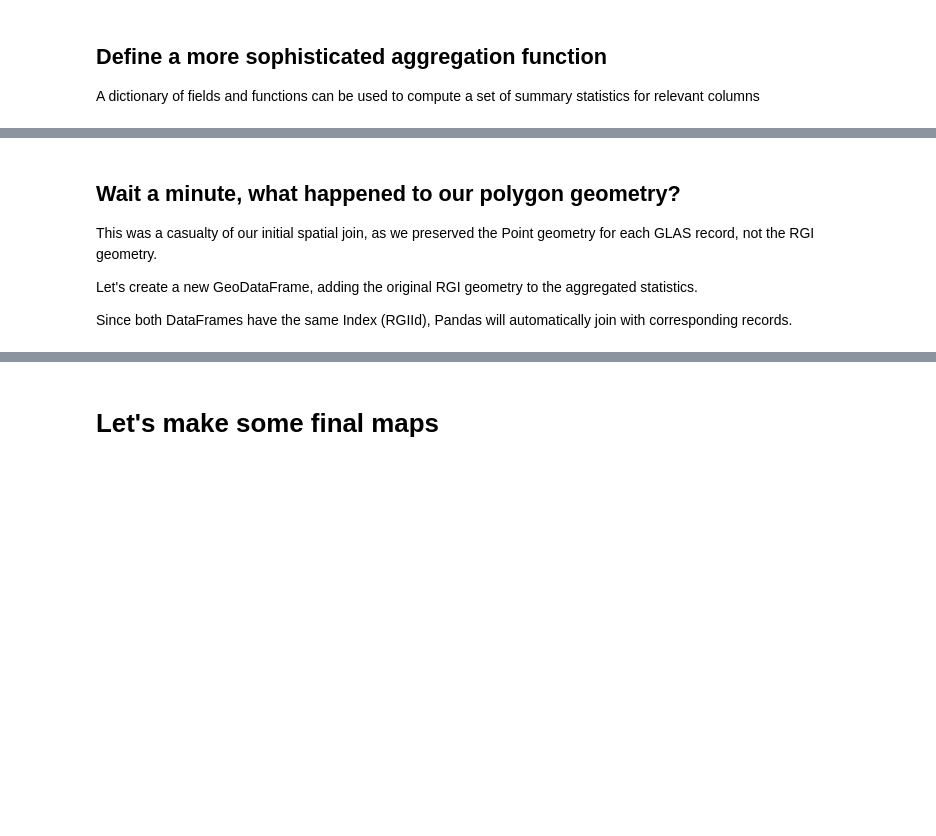
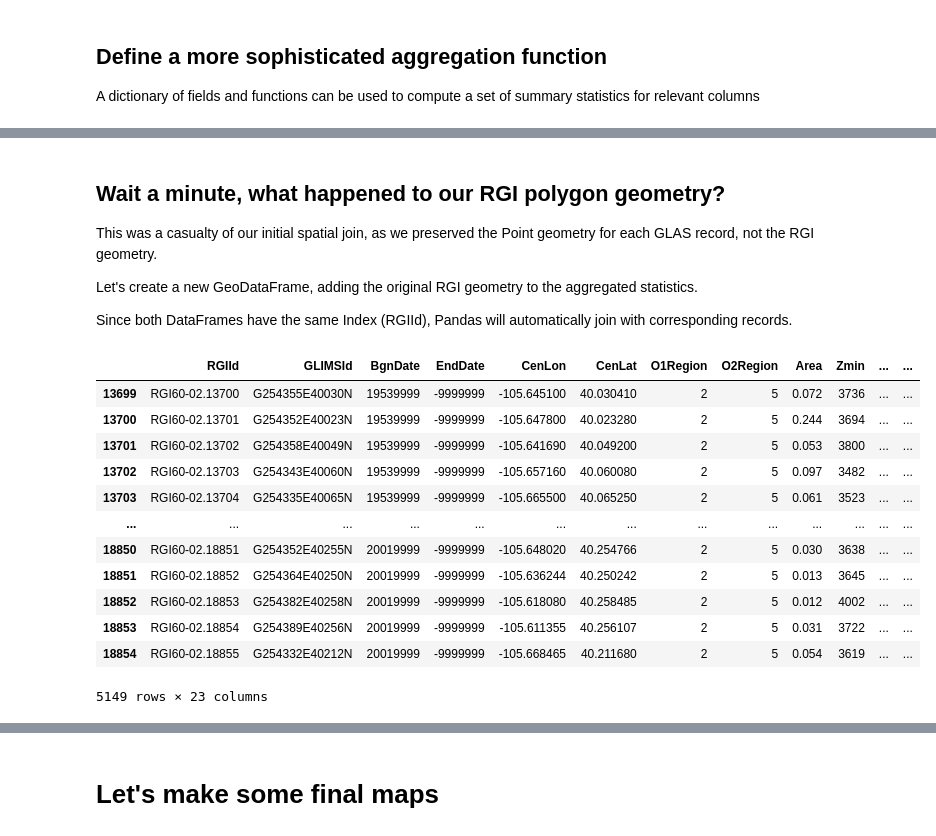
Before and after one commit to ICESAT-2HackWeek/geospatial-analysis, a Jupyter notebook: shean_ICESat-2_hackweek_tutorial_GeospatialAnalysis.ipynb, the cells around one changed output, grey strips where cells are left out. Drawn from its saved outputs; the diff is of its cells as text; code cells hidden in the pictures; blank space fills up the shorter version.

```diff
--- a/shean_ICESat-2_hackweek_tutorial_GeospatialAnalysis.ipynb
+++ b/shean_ICESat-2_hackweek_tutorial_GeospatialAnalysis.ipynb
@@ -546,0 +1025,13 @@ We'll store as a new GeoDataFrame.
+# %%
+clon = glas_center[0]
+clat = glas_center[1]
+#Standard parallels at min/max values
+#p1 = glas_extent[1]
+#p2 = glas_extent[3]
+#Standard parallels within the point extent
+dp = (glas_extent[3] - glas_extent[1])*0.67
+p1 = clat - dp/2.
+p2 = clat + dp/2.
+# %%
+proj_str_aea = '+proj=aea +lat_1={:.2f} +lat_2={:.2f} +lat_0={:.2f} +lon_0={:.2f}'.format(p1, p2, clat, clon)
+proj_str_aea
@@ -547,2 +1042,2 @@ We'll store as a new GeoDataFrame.
 # %%
-glas_gdf_aea = glas_gdf.to_crs(conus_aea_proj4)
+glas_gdf_aea = glas_gdf.to_crs(proj_str_aea)
@@ -646,0 +1156,3 @@ http://geopandas.org/reference/geopandas.sjoin.html#geopandas.sjoin
+# %%
+rgi_gdf_conus_aea = rgi_gdf_conus.to_crs(glas_gdf_aea.crs)
+states_gdf_aea = states_gdf.to_crs(glas_gdf_aea.crs)
@@ -761,12 +1381,28 @@ glas_gdf_aea_rgi_agg.head()
 # %%
 glas_gdf_aea_rgi_agg['glas_pt_density'] = glas_gdf_aea_rgi_agg['glas_srtm_dhdt_count']/glas_gdf_aea_rgi_agg['Area_first']
 # %% [markdown]
-## Wait a minute, what happened to our polygon geometry?
+## Wait a minute, what happened to our RGI polygon geometry?
 
 This was a casualty of our initial spatial join, as we preserved the Point geometry for each GLAS record, not the RGI geometry.
 
 Let's create a new GeoDataFrame, adding the original RGI geometry to the aggregated statistics.
 
 Since both DataFrames have the same Index (RGIId), Pandas will automatically join with corresponding records.
+# %%
+rgi_gdf_conus_aea
+# %% [output]
+|  | RGIId | GLIMSId | BgnDate | EndDate | CenLon | CenLat | O1Region | O2Region | Area | Zmin | ... | ... |
+| 13699 | RGI60-02.13700 | G254355E40030N | 19539999 | -9999999 | -105.645100 | 40.030410 | 2 | 5 | 0.072 | 3736 | ... | ... |
+| 13700 | RGI60-02.13701 | G254352E40023N | 19539999 | -9999999 | -105.647800 | 40.023280 | 2 | 5 | 0.244 | 3694 | ... | ... |
+| 13701 | RGI60-02.13702 | G254358E40049N | 19539999 | -9999999 | -105.641690 | 40.049200 | 2 | 5 | 0.053 | 3800 | ... | ... |
+| 13702 | RGI60-02.13703 | G254343E40060N | 19539999 | -9999999 | -105.657160 | 40.060080 | 2 | 5 | 0.097 | 3482 | ... | ... |
+| 13703 | RGI60-02.13704 | G254335E40065N | 19539999 | -9999999 | -105.665500 | 40.065250 | 2 | 5 | 0.061 | 3523 | ... | ... |
+| ... | ... | ... | ... | ... | ... | ... | ... | ... | ... | ... | ... | ... |
+| 18850 | RGI60-02.18851 | G254352E40255N | 20019999 | -9999999 | -105.648020 | 40.254766 | 2 | 5 | 0.030 | 3638 | ... | ... |
+| 18851 | RGI60-02.18852 | G254364E40250N | 20019999 | -9999999 | -105.636244 | 40.250242 | 2 | 5 | 0.013 | 3645 | ... | ... |
+| 18852 | RGI60-02.18853 | G254382E40258N | 20019999 | -9999999 | -105.618080 | 40.258485 | 2 | 5 | 0.012 | 4002 | ... | ... |
+| 18853 | RGI60-02.18854 | G254389E40256N | 20019999 | -9999999 | -105.611355 | 40.256107 | 2 | 5 | 0.031 | 3722 | ... | ... |
+| 18854 | RGI60-02.18855 | G254332E40212N | 20019999 | -9999999 | -105.668465 | 40.211680 | 2 | 5 | 0.054 | 3619 | ... | ... |
+5149 rows × 23 columns
 # %%
 rgi_gdf_conus_aea['geometry'].head()
```
Also changed, not shown: parts of 334 cells of this notebook.
